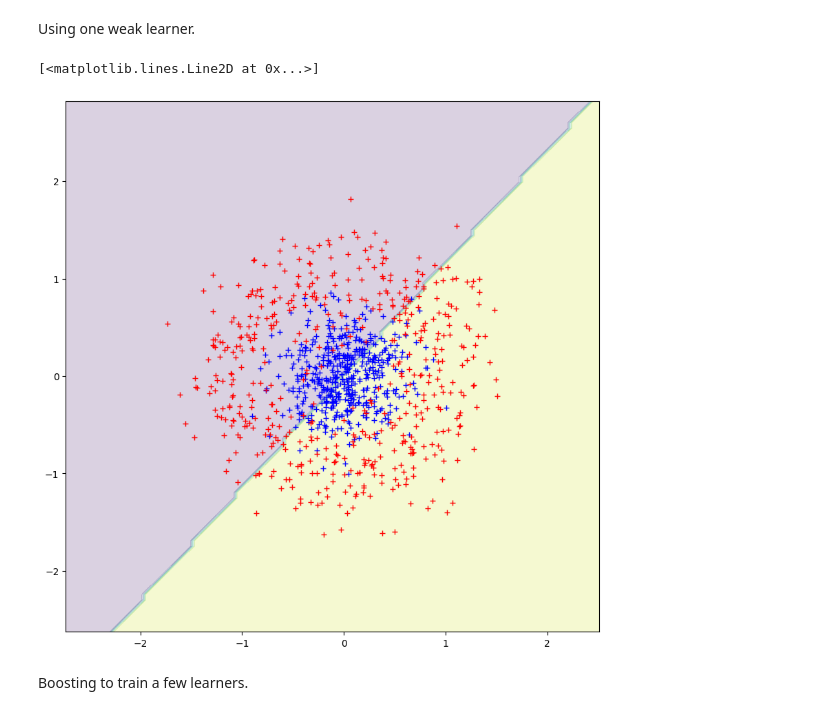
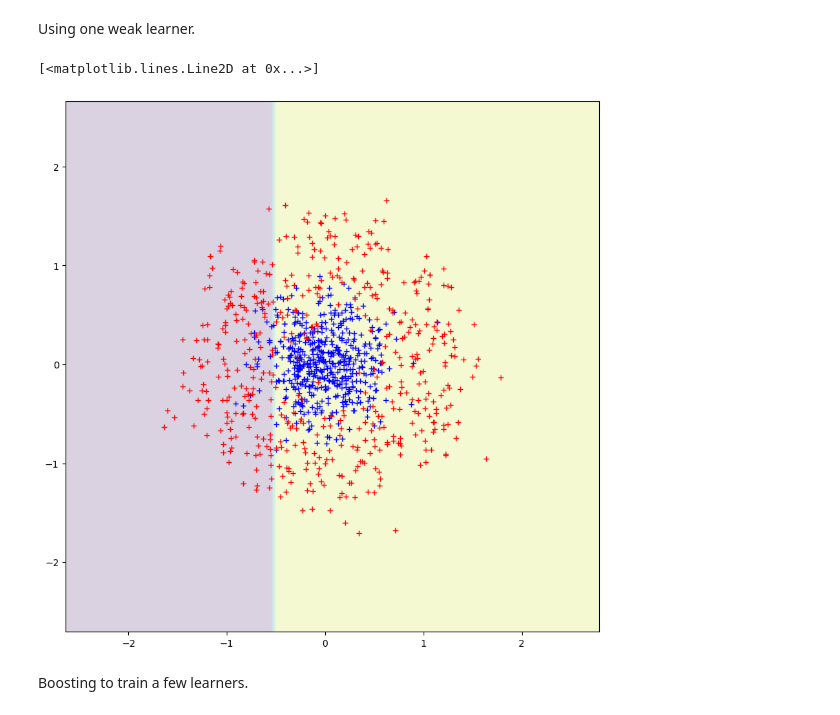
Before and after one commit to edmundlth/MBUSA-ML-2022, a Jupyter notebook: _notebooks/2022-08-31-week5-notebook.ipynb, the cells around one changed output. Cells and saved outputs as stored; diff of their text form; code cells hidden in the pictures.

```diff
--- a/_notebooks/2022-08-31-week5-notebook.ipynb
+++ b/_notebooks/2022-08-31-week5-notebook.ipynb
@@ -84,16 +86,16 @@ plt.plot(X[y == -1][:, 0], X[y == -1][:, 1], 'r+')
 Using one weak learner.
 # %%
 # clf = SVC(kernel="linear")
-# clf = DecisionTreeClassifier(max_depth=1)
-clf = LogisticRegression(C=1e5)
+clf = DecisionTreeClassifier(max_depth=1)
+# clf = LogisticRegression(C=1e5)
 clf.fit(X, y)
 fig, ax = plt.subplots(1, 1, figsize=(10, 10))
 DecisionBoundaryDisplay.from_estimator(clf, X, alpha=0.2, response_method="predict", ax=ax)
 ax.plot(X[y == 1][:, 0], X[y == 1][:, 1], 'b+')
 ax.plot(X[y == -1][:, 0], X[y == -1][:, 1], 'r+')
 # %% [output]
 [<matplotlib.lines.Line2D at 0x...>]
-[figure, old version]
+[figure, new version]
 # %% [markdown]
 Boosting to train a few learners.
 # %%
```
Also changed, not shown: parts of 13 cells of this notebook, 1 other file.
